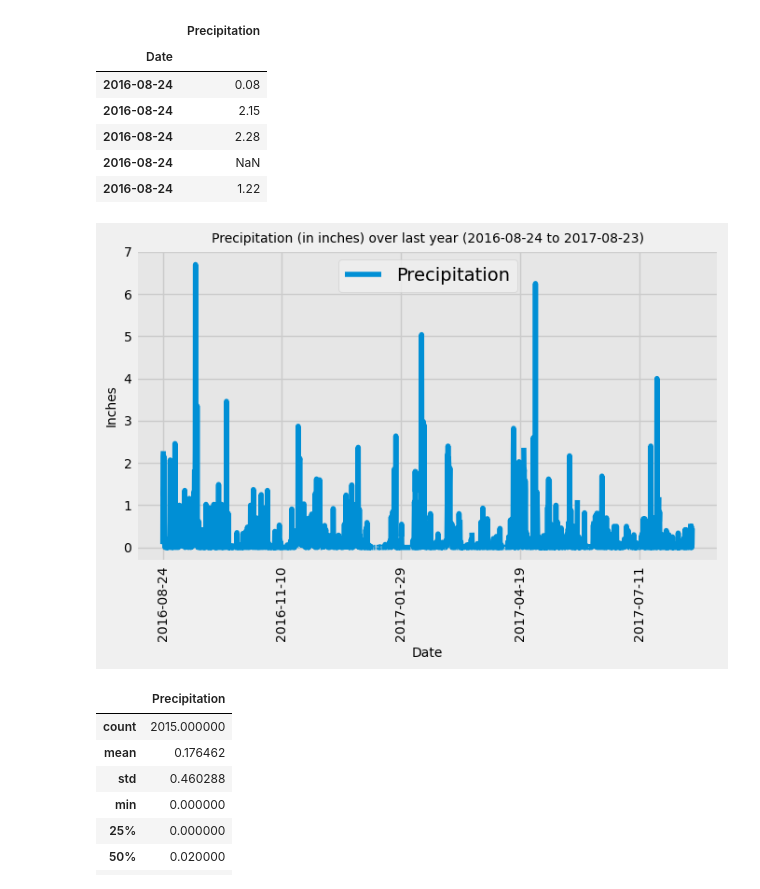
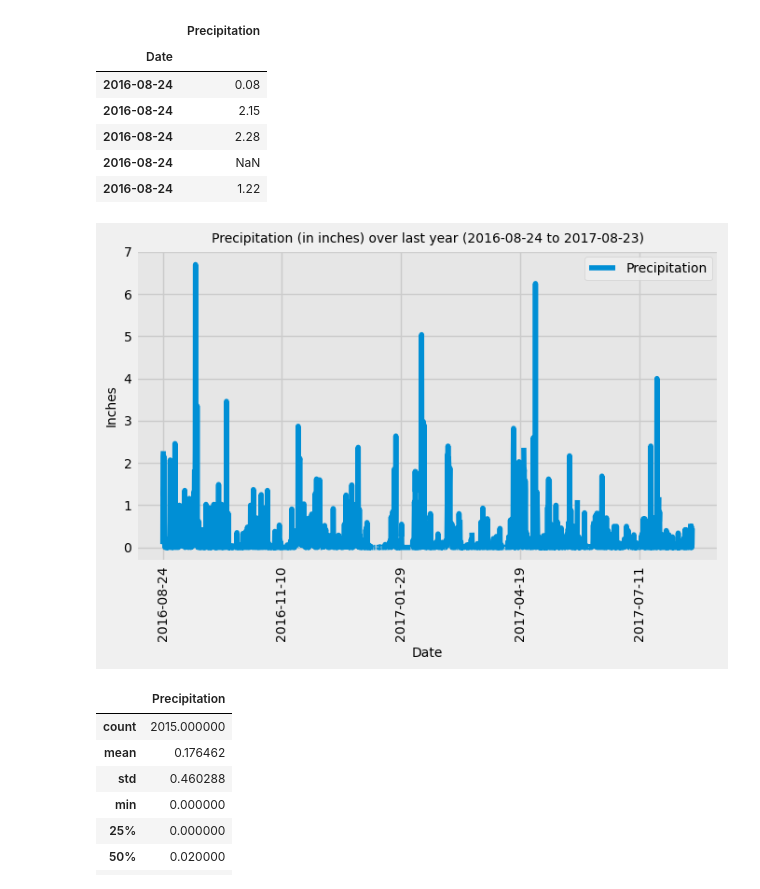
Before and after one commit to saraparveen26/SQLAlchemy---Climate-Data-Analysis-and-API-app, a Jupyter notebook: SurfsUp/climate_solved.ipynb, the cells around one changed output. Cells and saved outputs as stored; diff of their text form; code cells hidden in the pictures.

```diff
--- a/SurfsUp/climate_solved.ipynb
+++ b/SurfsUp/climate_solved.ipynb
@@ -79,11 +79,11 @@ latest_date
 
 # Starting from the most recent data point in the database.
 # Calculate the date one year from the last date in data set.
-year_ago_date = dt.datetime.strptime(latest_date, '%Y-%m-%d') - dt.timedelta(days=365)
+latest_year_date = dt.datetime.strptime(latest_date, '%Y-%m-%d') - dt.timedelta(days=365)
 
 # Perform a query to retrieve the data and precipitation scores
 prcp_scores = session.query(Measurement.date, Measurement.prcp).\
-            filter(Measurement.date >= year_ago_date).\
+            filter(Measurement.date >= latest_year_date).\
             order_by(Measurement.date).all()
 
 # Save the query results as a Pandas DataFrame and set the index to the date column
@@ -106,22 +106,23 @@ prcp_scores_db.head()
 # %%
 # Use Pandas Plotting with Matplotlib to plot the data
 Fig1 = prcp_scores_db.plot(figsize=(7,5), fontsize=10)
 
 
 # Fig1.xaxis.set_major_locator(ticker.AutoLocator())
 
 Fig1.set_facecolor('0.9')
+plt.legend(loc='upper right', fontsize=10)
 plt.grid(True, alpha=1.0)
 plt.xticks(rotation=90)
 plt.xlabel("Date", size=10)
 plt.ylabel("Inches", size=10)
 plt.title("Precipitation (in inches) over last year (2016-08-24 to 2017-08-23)", size=10)
 
 plt.tight_layout()
 
 plt.show()
 # %% [output]
-[figure, old version]
+[figure, new version]
 # %%
 # Use Pandas to calcualte the summary statistics for the precipitation data
 prcp_scores_db.describe()
```
Also changed, not shown: parts of 7 cells of this notebook.
